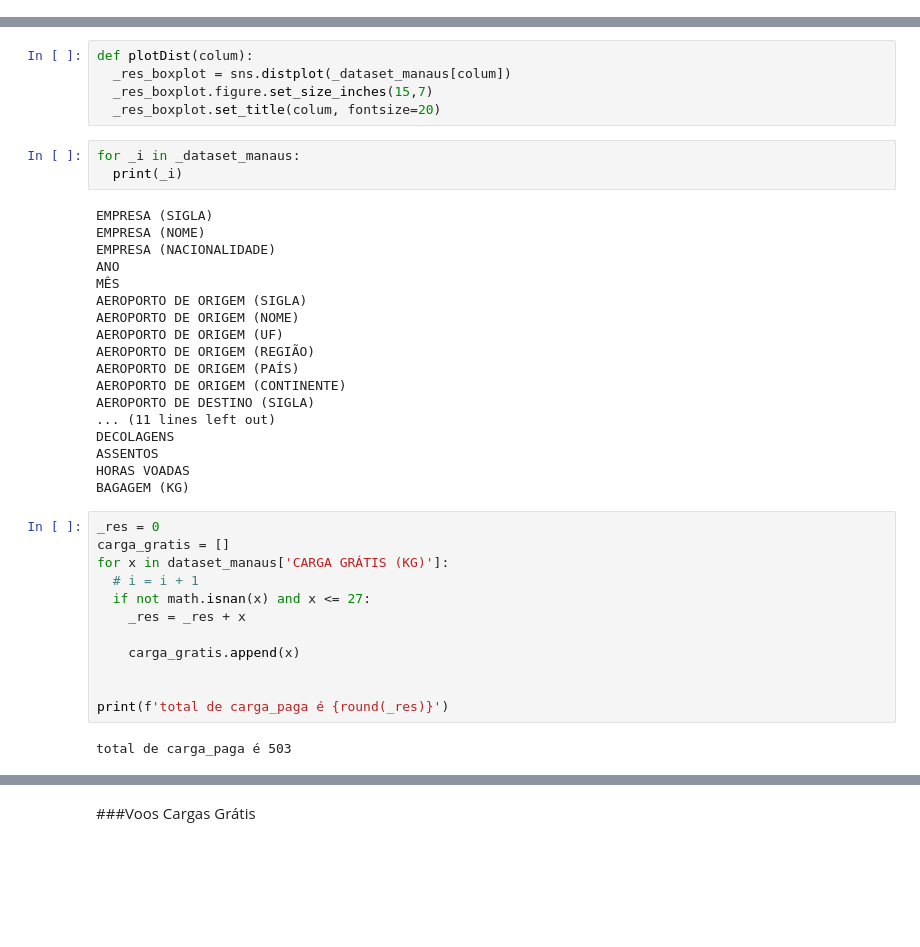
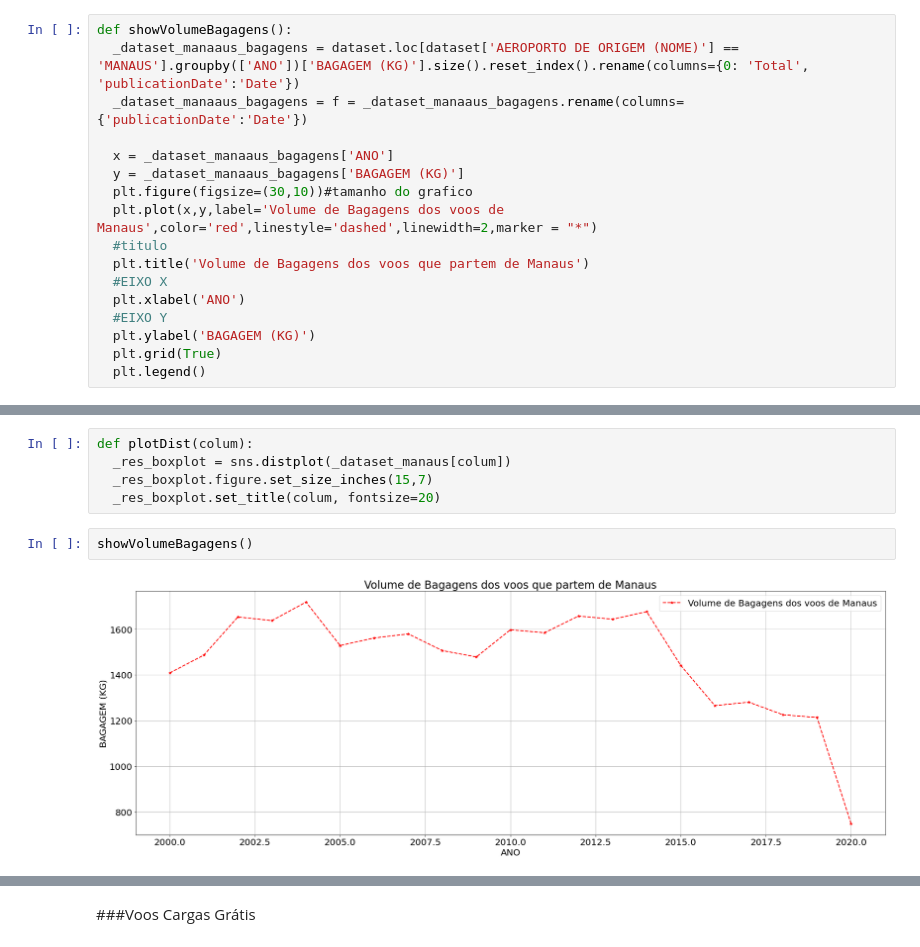
Before and after one commit to MaisaVidal/trabalho_estatistica, a Jupyter notebook: pcorrea-esilva.ipynb, the cells around one changed output, grey strips where cells are left out. Drawn from its saved outputs; the diff is of its cells as text; blank space fills up the shorter version.

```diff
--- a/pcorrea-esilva.ipynb
+++ b/pcorrea-esilva.ipynb
@@ -110,0 +84,17 @@ dados_agrupados.plot.bar();
+# %%
+def showVolumeBagagens():
+  _dataset_manaaus_bagagens = dataset.loc[dataset['AEROPORTO DE ORIGEM (NOME)'] == 'MANAUS'].groupby(['ANO'])['BAGAGEM (KG)'].size().reset_index().rename(columns={0: 'Total', 'publicationDate':'Date'})
+  _dataset_manaaus_bagagens = f = _dataset_manaaus_bagagens.rename(columns={'publicationDate':'Date'})
+
+  x = _dataset_manaaus_bagagens['ANO']
+  y = _dataset_manaaus_bagagens['BAGAGEM (KG)']
+  plt.figure(figsize=(30,10))#tamanho do grafico
+  plt.plot(x,y,label='Volume de Bagagens dos voos de Manaus',color='red',linestyle='dashed',linewidth=2,marker = "*")
+  #titulo
+  plt.title('Volume de Bagagens dos voos que partem de Manaus')
+  #EIXO X
+  plt.xlabel('ANO')
+  #EIXO Y
+  plt.ylabel('BAGAGEM (KG)')
+  plt.grid(True)
+  plt.legend()
@@ -150,38 +143,7 @@ def plotDist(colum):
   _res_boxplot = sns.distplot(_dataset_manaus[colum])
   _res_boxplot.figure.set_size_inches(15,7)
   _res_boxplot.set_title(colum, fontsize=20)
-# %%
-for _i in _dataset_manaus:
-  print(_i)
-# %% [output]
-EMPRESA (SIGLA)
-EMPRESA (NOME)
-EMPRESA (NACIONALIDADE)
-ANO
-MÊS
-AEROPORTO DE ORIGEM (SIGLA)
-AEROPORTO DE ORIGEM (NOME)
-AEROPORTO DE ORIGEM (UF)
-AEROPORTO DE ORIGEM (REGIÃO)
-AEROPORTO DE ORIGEM (PAÍS)
-AEROPORTO DE ORIGEM (CONTINENTE)
-AEROPORTO DE DESTINO (SIGLA)
-... (11 lines left out)
-DECOLAGENS
-ASSENTOS
-HORAS VOADAS
-BAGAGEM (KG)
-# %%
-_res = 0
-carga_gratis = []
-for x in dataset_manaus['CARGA GRÁTIS (KG)']:
-  # i = i + 1
-  if not math.isnan(x) and x <= 27:
-    _res = _res + x
-
-    carga_gratis.append(x)
-
-
-print(f'total de carga_paga é {round(_res)}')
-# %% [output]
-total de carga_paga é 503
+# %%
+showVolumeBagagens()
+# %% [output]
+[figure, added]
```
Also changed, not shown: parts of 15 cells of this notebook.
